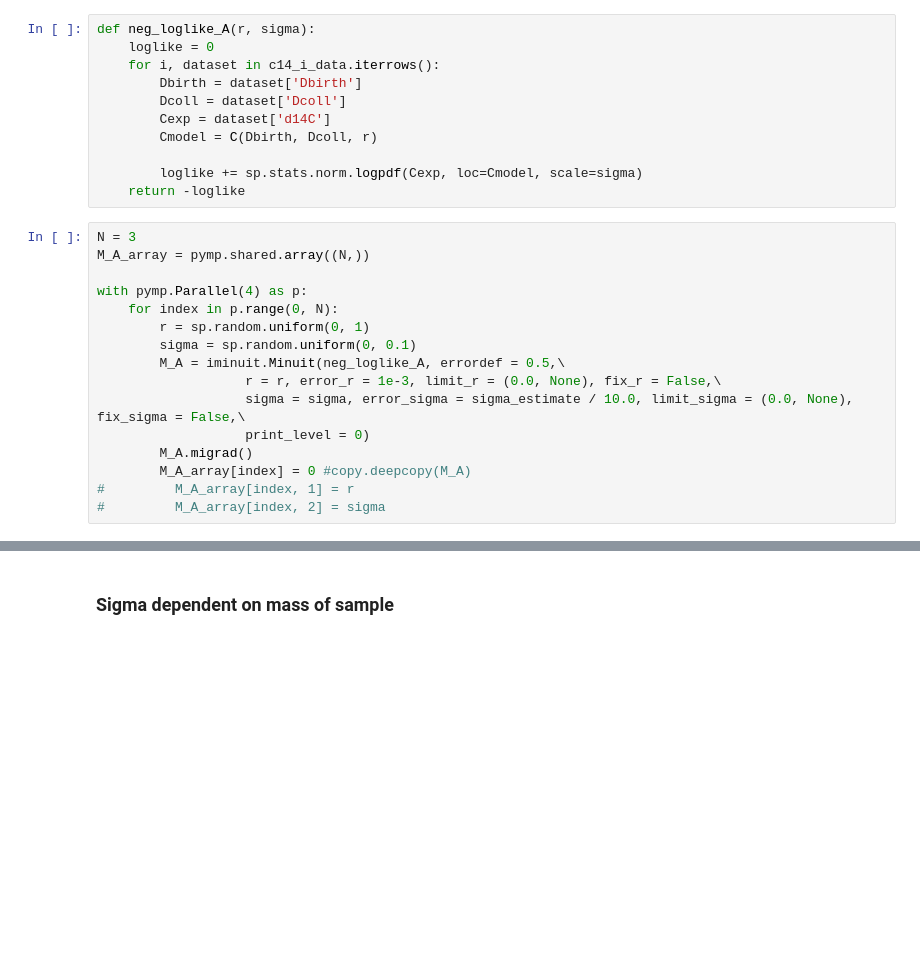
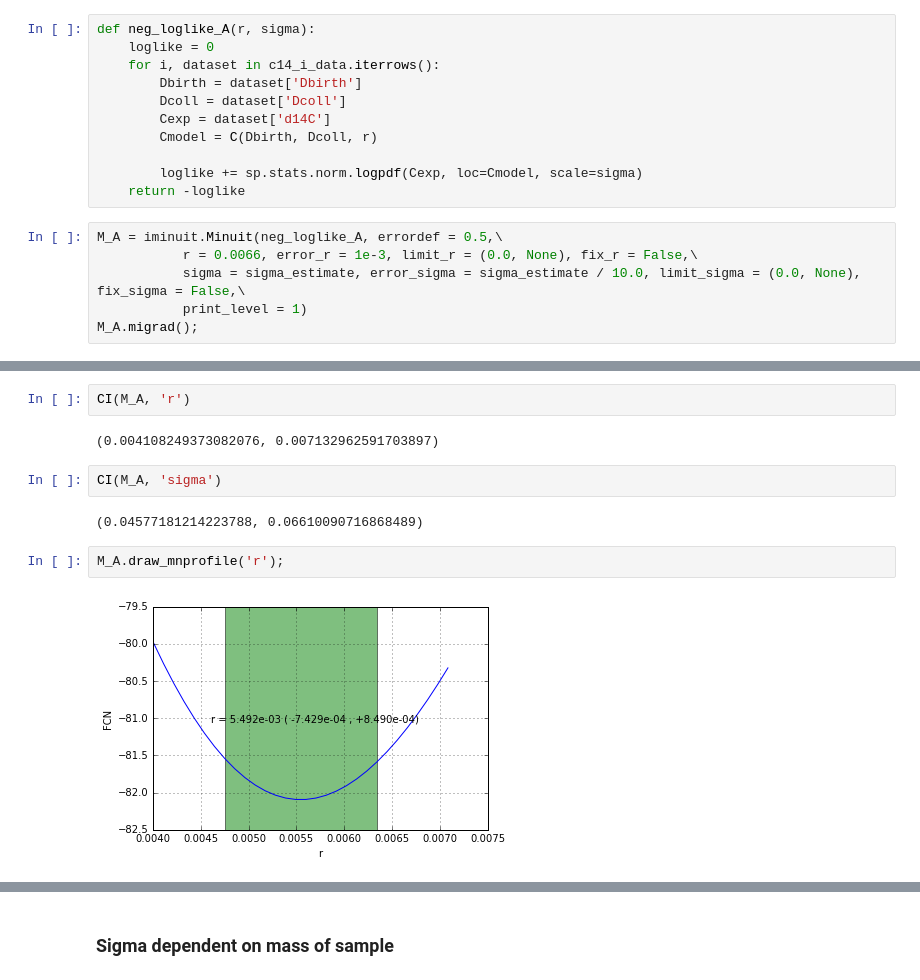
Before and after one commit to fabianrost84/C14, a Jupyter notebook: C14 parameter estimation.ipynb, the cells around one changed output, grey strips where cells are left out. Saved outputs shown, nothing was run; the diff lists cells and outputs as text; blank space fills up the shorter version.

```diff
--- a/C14 parameter estimation.ipynb
+++ b/C14 parameter estimation.ipynb
@@ -47,18 +74,8 @@ def neg_loglike_A(r, sigma):
         loglike += sp.stats.norm.logpdf(Cexp, loc=Cmodel, scale=sigma)
     return -loglike
 # %%
-N = 3
-M_A_array = pymp.shared.array((N,))
-
-with pymp.Parallel(4) as p:
-    for index in p.range(0, N):
-        r = sp.random.uniform(0, 1)
-        sigma = sp.random.uniform(0, 0.1)
-        M_A = iminuit.Minuit(neg_loglike_A, errordef = 0.5,\
-                   r = r, error_r = 1e-3, limit_r = (0.0, None), fix_r = False,\
-                   sigma = sigma, error_sigma = sigma_estimate / 10.0, limit_sigma = (0.0, None), fix_sigma = False,\
-                   print_level = 0)
-        M_A.migrad()
-        M_A_array[index] = 0 #copy.deepcopy(M_A)
-#         M_A_array[index, 1] = r
-#         M_A_array[index, 2] = sigma
+M_A = iminuit.Minuit(neg_loglike_A, errordef = 0.5,\
+           r = 0.0066, error_r = 1e-3, limit_r = (0.0, None), fix_r = False,\
+           sigma = sigma_estimate, error_sigma = sigma_estimate / 10.0, limit_sigma = (0.0, None), fix_sigma = False,\
+           print_level = 1)
+M_A.migrad();
@@ -68,0 +147,12 @@ array([ 0.,  0.,  0.])
+# %%
+CI(M_A, 'r')
+# %% [output]
+(0.004108249373082076, 0.007132962591703897)
+# %%
+CI(M_A, 'sigma')
+# %% [output]
+(0.04577181214223788, 0.06610090716868489)
+# %%
+M_A.draw_mnprofile('r');
+# %% [output]
+[figure, added]
```
Also changed, not shown: parts of 49 cells of this notebook, 9 other files.
